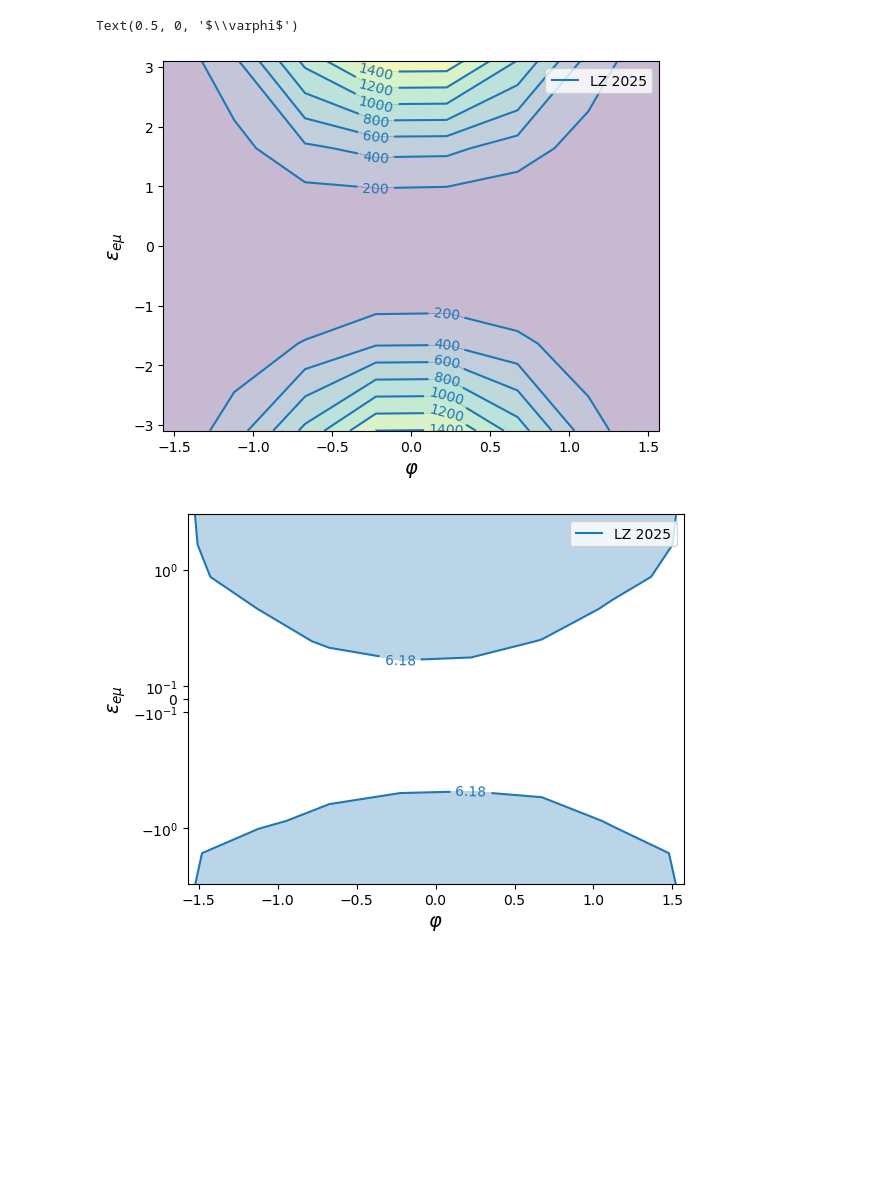
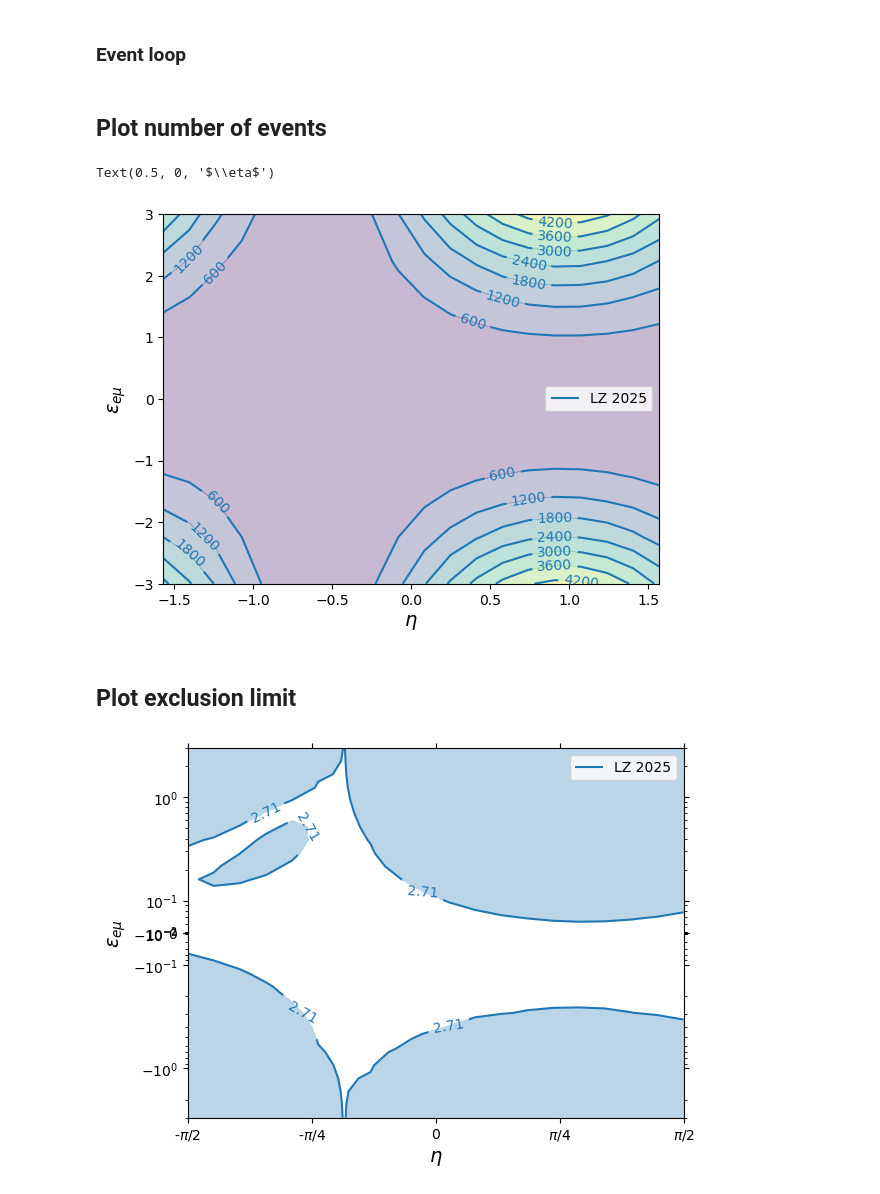
Before and after one commit to SNuDD/SNuDD, a Jupyter notebook: notebooks/LZ_scan_2025.ipynb, the cells around one changed output. Cells and saved outputs as stored; diff of their text form; code cells hidden in the pictures; blank space fills up the shorter version.

Commit message:
Incorporated isotope averaging in scan

```diff
--- a/notebooks/LZ_scan_2025.ipynb
+++ b/notebooks/LZ_scan_2025.ipynb
@@ -47,0 +100,11 @@ Tstat_LZ = np.zeros(np.shape(phiGrid))
+# %%
+# Scan in the nuclear plane -> \phi=0
+etaspace = np.linspace(-np.pi/2, np.pi/2, 20) # phi domain
+eps_half = np.geomspace(0.05, 3., 15)
+eps_space = np.concatenate([-eps_half[::-1], eps_half])
+
+# Construct meshgrid of the parameter space
+etaGrid, epsGrid = np.meshgrid(etaspace, eps_space, indexing='ij')
+
+# Recoil energy in GeV, needed for the convolution to be broader than the bin considered
+E_Rs = np.logspace(-2, 2, 1000) / 1e6
@@ -66,8 +143,11 @@ from snudd.nsi import utils
 
 def set_NSI_params(eps, eta, phi):
 
-    eps_matrix = np.array([[0., 1.0, 0.], [0., 0, 0.], [0., 0, 0.0]]) * eps # eps_{e\mu} can change this structure
-    eps_matrix = utils.eps_matrix_sym(eps_matrix)
-    nsi_model = GeneralNSI(eps_matrix, eta, phi)
+    # Only upper triangluar
+    eps_matrix = np.array([[0., 1.0, 0.],
+                           [0., 0, 0.],
+                           [0., 0, 0.0]]) * eps # eps_{e\mu} can change this structure
+    eps_matrix = utils.eps_matrix_sym(eps_matrix) # Symmetrize (should be hermitian in case of complex!)
+    nsi_model  = GeneralNSI(eps_matrix, eta, phi)
 
     return nsi_model
@@ -87,6 +193,8 @@ def t_mu_a(alpha_a, mu, n_obs):
     a = a_min(alpha_a, mu, n_obs)
     mu *= (1 + a)
     return 2 * (mu + n_obs*(np.log(n_obs / mu) - 1)) + (a / alpha_a)**2
+# %% [markdown]
+### Event loop
 # %%
 from   multiprocess import Pool
 
@@ -147,8 +254,10 @@ else:
+# %% [markdown]
+## Plot number of events
 # %%
 fig, ax = plt.subplots()
 
-plt.contourf(phiGrid, epsGrid, N_LZ, alpha=0.3)
-contLZ = plt.contour(phiGrid, epsGrid, N_LZ, colors='tab:blue')
+plt.contourf(etaGrid, epsGrid, N_LZ, alpha=0.3)
+contLZ = plt.contour(etaGrid, epsGrid, N_LZ, colors='tab:blue')
 
 plt.clabel(contLZ, inline=1, fontsize=10)
 
@@ -156,32 +265,49 @@ h1,l1 = contLZ.legend_elements()
 plt.legend([h1[0]], ["LZ 2025"])
 
 plt.ylabel(r'$\varepsilon_{e\mu}$', size=14)
-plt.xlabel(r'$\varphi$', size=14)
+plt.xlabel(r'$\eta$', size=14)
 # %% [output]
-Text(0.5, 0, '$\\varphi$')
+Text(0.5, 0, '$\\eta$')
-[figure, old version]
+[figure, new version]
+# %% [markdown]
+## Plot exclusion limit
 # %%
+import matplotlib.ticker as tck
+
+
+
+# # 2D 90% C.L. chi square
+# q_crit = 4.61
+# 1D 90% C.L. chi square
+q_crit = 2.71
+
+# Figure
 fig, ax = plt.subplots()
 
-plt.contourf(phiGrid, epsGrid, Tstat_LZ, levels=[6.18,np.inf], colors='tab:blue', alpha=0.3)
-contLZ = plt.contour(phiGrid, epsGrid, Tstat_LZ, levels=[6.18], colors='tab:blue')
+plt.contourf(etaGrid, epsGrid, Tstat_LZ, levels=[q_crit, np.inf], colors='tab:blue', alpha=0.3)
+contLZ = plt.contour(etaGrid, epsGrid, Tstat_LZ, levels=[q_crit], colors='tab:blue')
 
 plt.clabel(contLZ, inline=1, fontsize=10)
 
 h1,l1 = contLZ.legend_elements()
 plt.legend([h1[0]], ["LZ 2025"])
 
-ax.set_yscale('symlog', linthresh=0.1, linscale=0.1)
+ax.set_yscale('symlog', linthresh=0.05, linscale=0.01)
+# ax.yaxis.set_minor_locator(tck.AutoMinorLocator())
+ax.set_xticks(np.pi*np.array([-1./2, -1./4, 0, 1./4, 1./2]), [r'-$\pi/2$', r'-$\pi/4$', '0', r'$\pi/4$', r'$\pi/2$'])
+ax.set_yticks(np.outer(np.array([-0.01, -0.1, -1, 0.01, 0.1, 1]),np.array([2, 3, 4 , 5, 6, 7, 8, 9])).flatten(), minor=True)
+ax.xaxis.set_ticks_position('both')
+ax.yaxis.set_ticks_position('both')
 ax.set_ylim(-3, 3)
 plt.ylabel(r'$\varepsilon_{e\mu}$', size=14)
-plt.xlabel(r'$\varphi$', size=14)
-plt.savefig("eps_emu_LL.pdf", bbox_inches='tight')
+plt.xlabel(r'$\eta$', size=14)
+plt.savefig("eps_emu_LL.png", bbox_inches='tight')
 
 
 
 
 # Save data to file
-#np.savetxt("events_LZ25.csv", np.array([epsGrid, phiGrid, N_LZ, Tstat_LZ]), header="2D data grids: eps, phi, nevents, test_stat", delimiter=",")
-np.save("events_LZ25.npy", np.array([epsGrid, phiGrid, N_LZ, Tstat_LZ]))
+#np.savetxt("events_LZ25.csv", np.array([epsGrid, etaGrid, N_LZ, Tstat_LZ]), header="2D data grids: eps, phi, nevents, test_stat", delimiter=",")
+# np.save("events_LZ25.npy", np.array([epsGrid, etaGrid, N_LZ, Tstat_LZ]))
 # %% [output]
-[figure, old version]
+[figure, new version]
```
Also changed, not shown: parts of 15 cells of this notebook, 2 other files.
